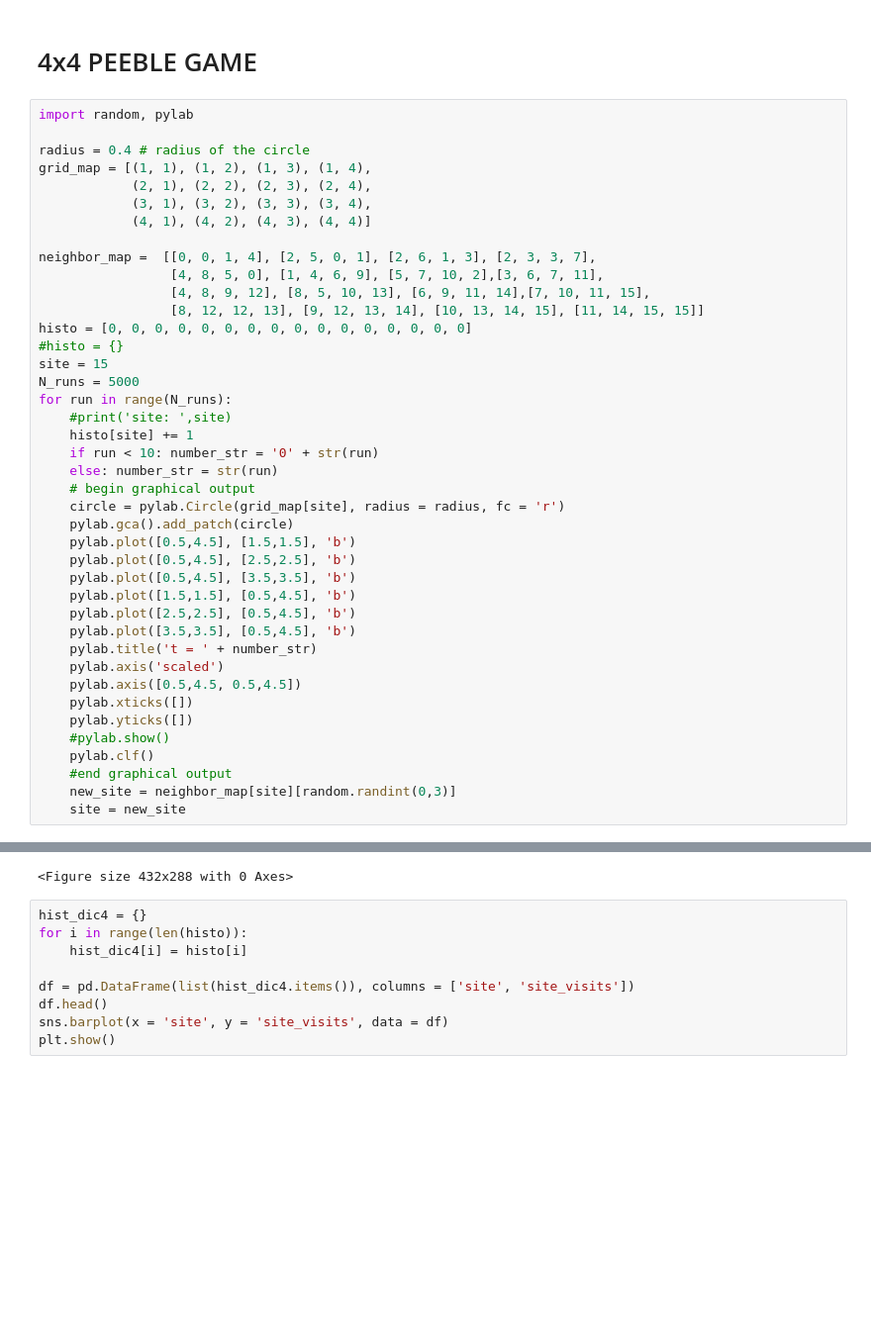
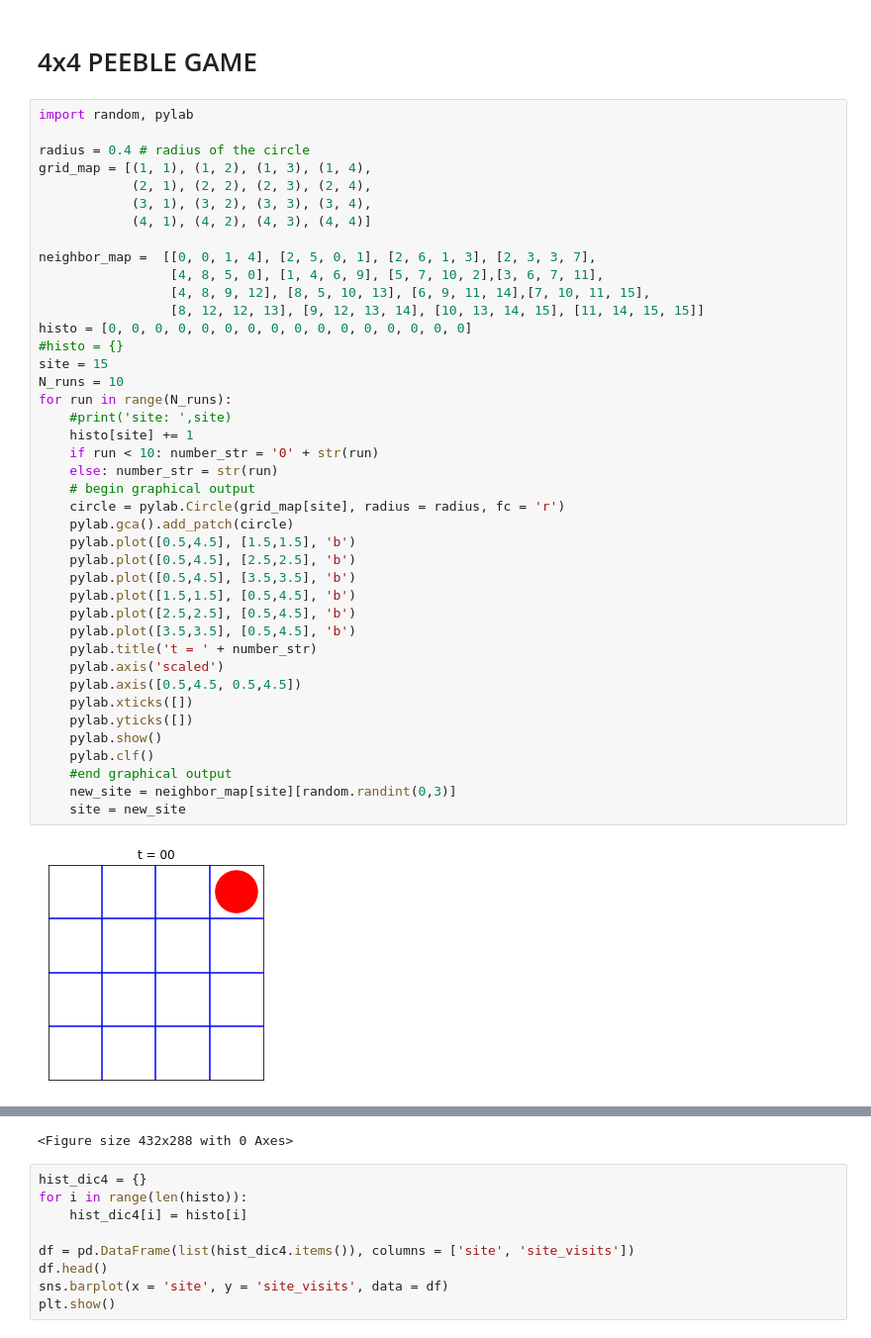
Before and after one commit to shokir85/StatMechanics_PiCalculation, a Jupyter notebook: Lecture_1_py.ipynb, the cells around one changed output, grey strips where cells are left out. Shown at 99% size. Drawn from its saved outputs; the diff is of its cells as text; blank space fills up the shorter version.

```diff
--- a/Lecture_1_py.ipynb
+++ b/Lecture_1_py.ipynb
@@ -287,32 +297,33 @@ neighbor_map =  [[0, 0, 1, 4], [2, 5, 0, 1], [2, 6, 1, 3], [2, 3, 3, 7],
                  [4, 8, 5, 0], [1, 4, 6, 9], [5, 7, 10, 2],[3, 6, 7, 11],
                  [4, 8, 9, 12], [8, 5, 10, 13], [6, 9, 11, 14],[7, 10, 11, 15],
                  [8, 12, 12, 13], [9, 12, 13, 14], [10, 13, 14, 15], [11, 14, 15, 15]]
 histo = [0, 0, 0, 0, 0, 0, 0, 0, 0, 0, 0, 0, 0, 0, 0, 0]
 #histo = {}
 site = 15
-N_runs = 5000
+N_runs = 10
 for run in range(N_runs):
     #print('site: ',site)
     histo[site] += 1
     if run < 10: number_str = '0' + str(run)
     else: number_str = str(run)
     # begin graphical output
     circle = pylab.Circle(grid_map[site], radius = radius, fc = 'r')
     pylab.gca().add_patch(circle)
     pylab.plot([0.5,4.5], [1.5,1.5], 'b')
     pylab.plot([0.5,4.5], [2.5,2.5], 'b')
     pylab.plot([0.5,4.5], [3.5,3.5], 'b')
     pylab.plot([1.5,1.5], [0.5,4.5], 'b')
     pylab.plot([2.5,2.5], [0.5,4.5], 'b')
     pylab.plot([3.5,3.5], [0.5,4.5], 'b')
     pylab.title('t = ' + number_str)
     pylab.axis('scaled')
     pylab.axis([0.5,4.5, 0.5,4.5])
     pylab.xticks([])
     pylab.yticks([])
-    #pylab.show()
+    pylab.show()
     pylab.clf()
     #end graphical output
     new_site = neighbor_map[site][random.randint(0,3)]
     site = new_site
 # %% [output]
+[figure, added]
```
Also changed, not shown: parts of 2 cells of this notebook.
